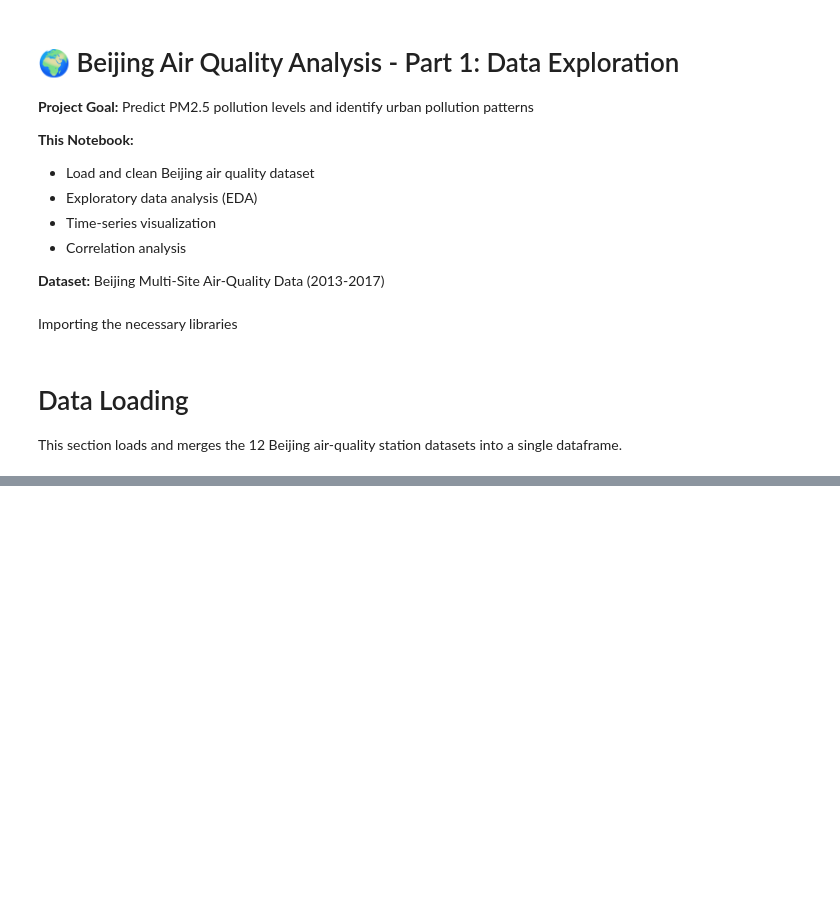
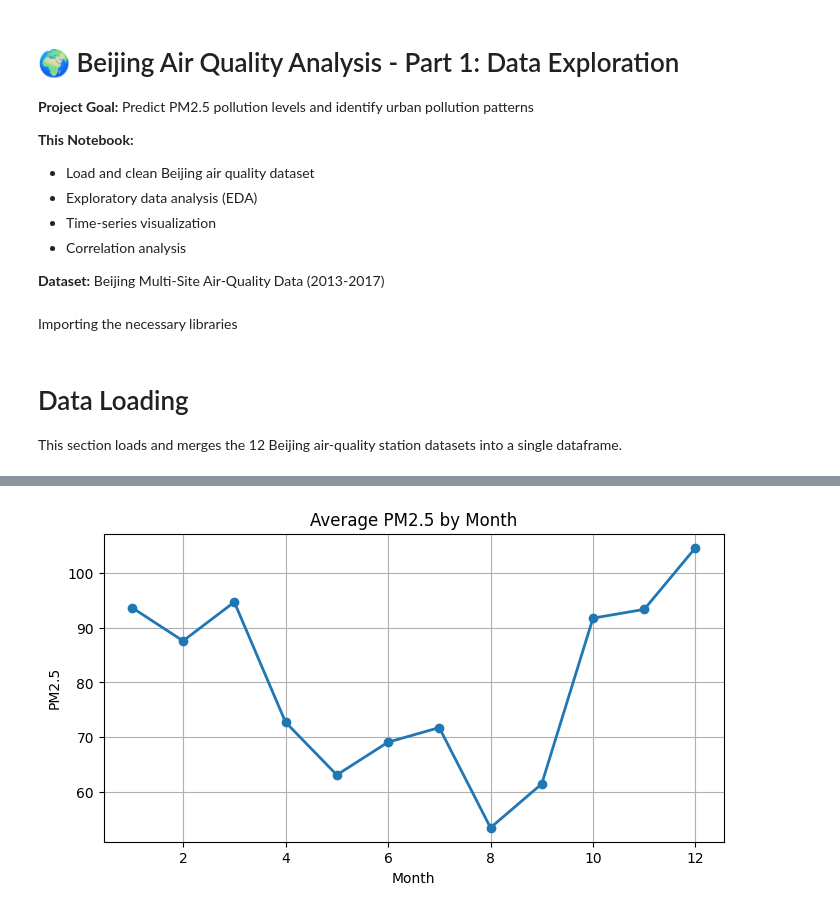
Before and after one commit to Enrik-Shabani/ML-Project-GroupA, a Jupyter notebook: notebooks/01_data_exploration.ipynb, the cells around one changed output, grey strips where cells are left out. Cells and saved outputs as stored; diff of their text form; code cells hidden in the pictures; blank space fills up the shorter version.

```diff
--- a/notebooks/01_data_exploration.ipynb
+++ b/notebooks/01_data_exploration.ipynb
@@ -50,0 +149,13 @@ df12 = pd.read_csv(base + "PRSA_Data_Wanshouxigong_20130301-20170228.csv")
+# %%
+month_order = [1,2,3,4,5,6,7,8,9,10,11,12]
+monthly_pm25 = df.groupby("month")["PM2.5"].mean().reindex(month_order)
+
+plt.figure(figsize=(8,4))
+monthly_pm25.plot(marker="o", linewidth=2)
+plt.title("Average PM2.5 by Month")
+plt.xlabel("Month")
+plt.ylabel("PM2.5")
+plt.grid(True)
+plt.show()
+# %% [output]
+[figure, added]
```
Also changed, not shown: parts of 50 cells of this notebook.
